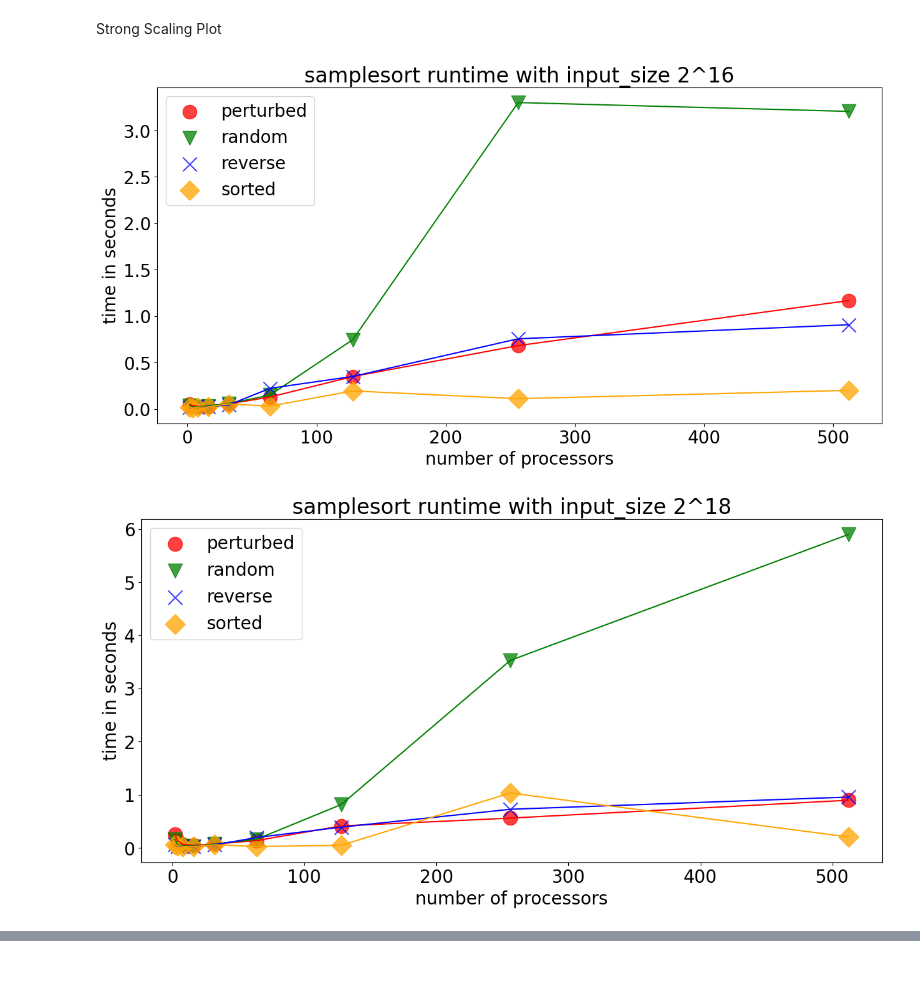
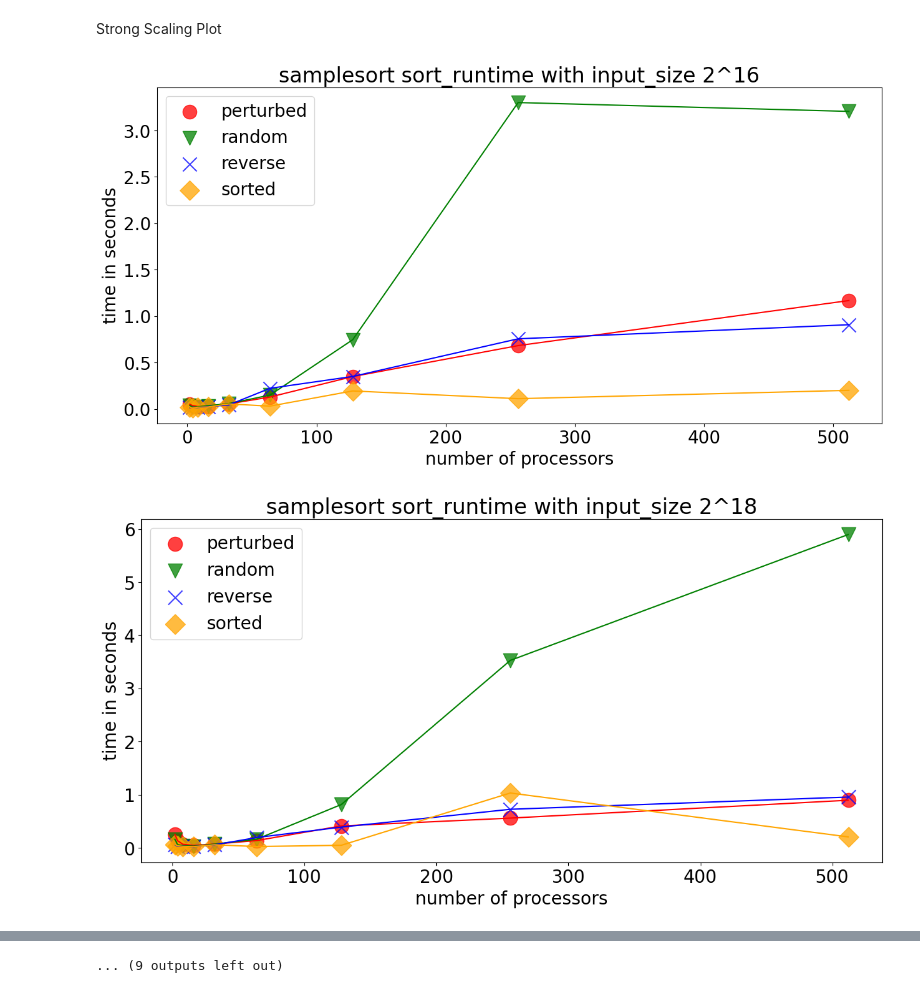
Before and after one commit to daaangdennis/CSCE435_Project_2024, a Jupyter notebook: Jupyter_Files/samplesort_analysis.ipynb, the cells around one changed output, grey strips where cells are left out. Cells and saved outputs as stored; diff of their text form; code cells hidden in the pictures.

Commit message:
Added more samplesort plots.

```diff
--- a/Jupyter_Files/samplesort_analysis.ipynb
+++ b/Jupyter_Files/samplesort_analysis.ipynb
@@ -70,42 +70,39 @@ tk.dataframe.head(5)
 Strong Scaling Plot
 # %%
 plt.rcParams.update({"font.size": 20})
-def plot_mpl(pd_series, colors, markers, title, xlabel, ylabel, output_file_path):
-    # convert to data_frame
-    data_frame = pd_series.unstack(level="num_procs")
-    line_names = data_frame.index.to_list()
+def plot_mpl(data_frame, colors, markers, title, xlabel, ylabel, output_file_path):
     # configure plot
     fig = plt.figure(figsize=(15,7))
     ax = fig.add_subplot(1, 1, 1)
-    # plot lines
-    data_sets = []
+    line_names = data_frame.index.to_list()
     x_values = data_frame.keys().tolist()
     y_values = data_frame.values.tolist() # 2D array where each row represent a line
+    # plotting
+    data_sets = []
     for i in range(len(line_names)):
         s = ax.scatter(x_values, y_values[i], c=colors[i], marker=markers[i], s=256, alpha=0.75) # plot points
         ax.plot(x_values, y_values[i], c=colors[i]) # plot line
         data_sets.append(s)
     # configure legends, title, and labels
-    ax.legend(tuple(data_sets), tuple(line_names))
+    ax.legend(data_sets, line_names)
     ax.set_title(title)
     ax.set_xlabel(xlabel)
     ax.set_ylabel(ylabel)
     # output
     fig.savefig(output_file_path)
     plt.show()
-    return fig, ax
 # %%
 for node in tk.graph.traverse():
     node_name = node.frame["name"]
-    if (node_name == "sort_runtime"):
+    if (node_name in ["sort_runtime", "comm", "comp"]):
         input_size_frame = tk.dataframe.loc[node, "Avg time/rank"].unstack("input_size")
         for input_size in input_size_frame.keys():
-            data_series = input_size_frame[input_size]
-            plot_mpl(data_series,
+            data_frame = input_size_frame[input_size].unstack(level="num_procs")
+            plot_mpl(data_frame,
                 ["red", "green", "blue", "orange"], ['o', 'v', 'x', 'D'],
-                "samplesort runtime with input_size 2^{}".format(int(math.log2(input_size))), "number of processors", "time in seconds",
-                "../Plots/Samplesort_Plots/samplesort-runtime-strong-{}.png".format(int(math.log2(input_size)))
+                "samplesort {} with input_size 2^{}".format(node_name, int(math.log2(input_size))), "number of processors", "time in seconds",
+                "../Plots/Samplesort_Plots/samplesort_{}_strong_{}.png".format(node_name, int(math.log2(input_size)))
             )
 # %% [output]
-[figure, old version]
+[figure, new version]
-[figure, old version]
+[figure, new version]
@@ -116,0 +119 @@ for node in tk.graph.traverse():
+... (9 outputs left out)
```
Also changed, not shown: parts of 1 cell of this notebook, 29 other files.
